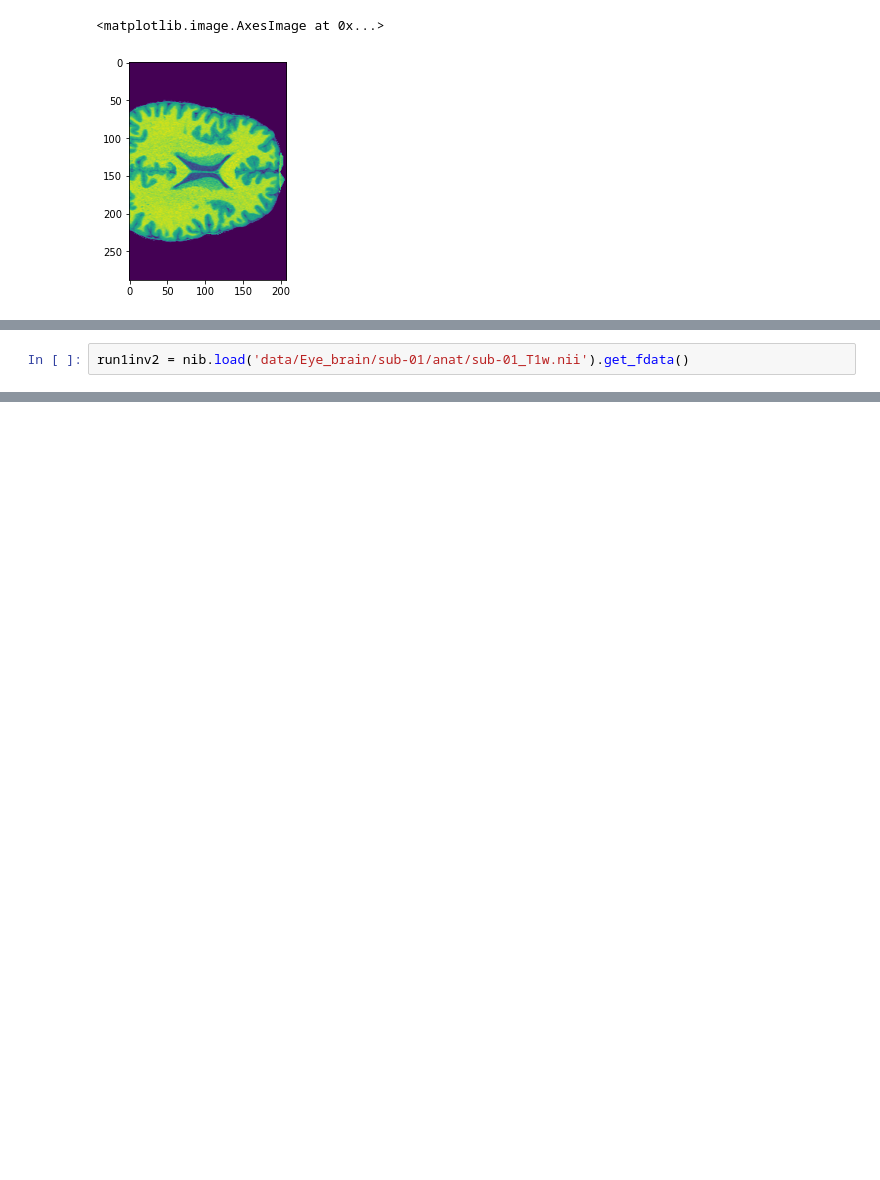
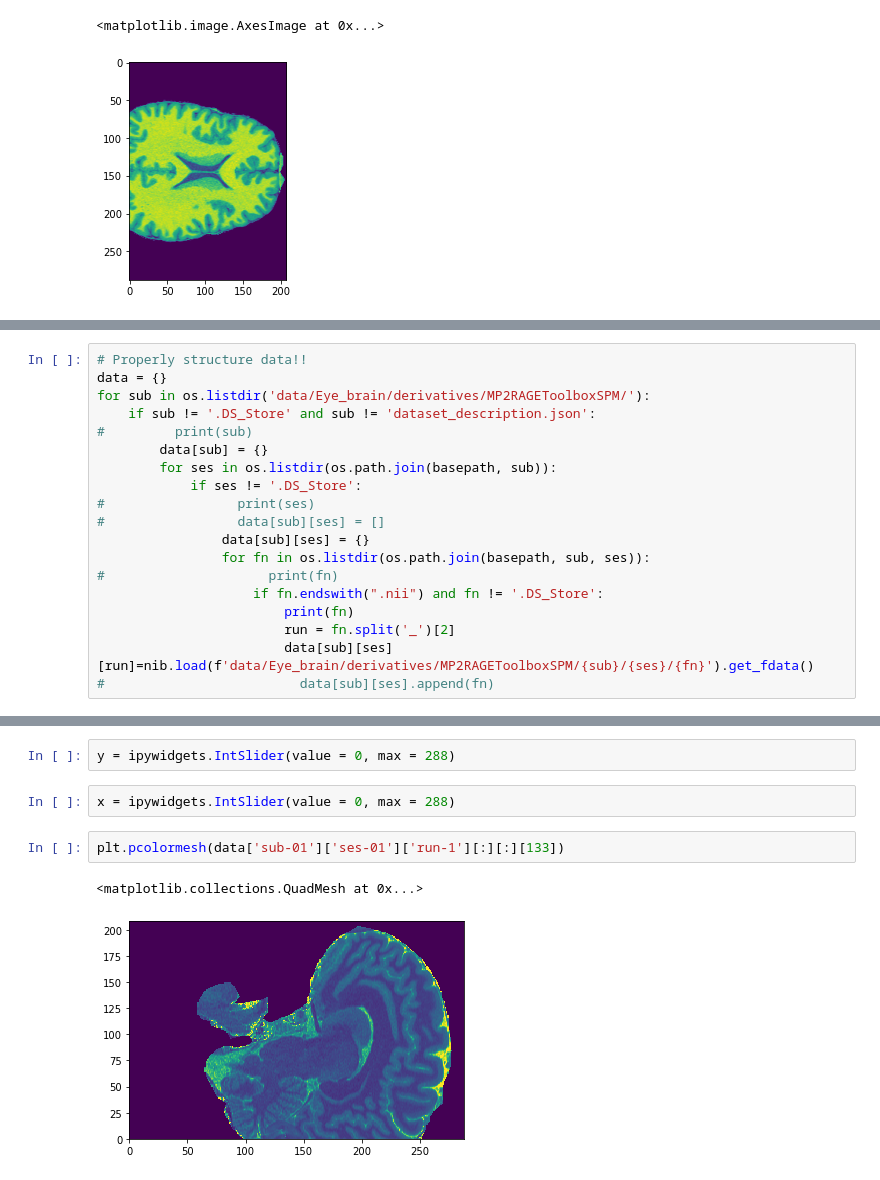
Before and after one commit to talizacks/yt_Summer_proj, a Jupyter notebook: Neuro.ipynb, the cells around one changed output, grey strips where cells are left out. Drawn from its saved outputs; the diff is of its cells as text; blank space fills up the shorter version.

Commit message:
Brain imaging

```diff
--- a/Neuro.ipynb
+++ b/Neuro.ipynb
@@ -245,2 +184,0 @@ TypeError: Missing argument in SlicePlot(): 'fields'
-# %%
-run1inv2 = nib.load('data/Eye_brain/sub-01/anat/sub-01_T1w.nii').get_fdata()
@@ -362,0 +191,19 @@ TypeError: 'int' object is not iterable
+# %%
+# Properly structure data!!
+data = {}
+for sub in os.listdir('data/Eye_brain/derivatives/MP2RAGEToolboxSPM/'):
+    if sub != '.DS_Store' and sub != 'dataset_description.json':
+#         print(sub)
+        data[sub] = {}
+        for ses in os.listdir(os.path.join(basepath, sub)):
+            if ses != '.DS_Store':
+#                 print(ses)
+#                 data[sub][ses] = []
+                data[sub][ses] = {}
+                for fn in os.listdir(os.path.join(basepath, sub, ses)):
+#                     print(fn)
+                    if fn.endswith(".nii") and fn != '.DS_Store':
+                        print(fn)
+                        run = fn.split('_')[2]
+                        data[sub][ses][run]=nib.load(f'data/Eye_brain/derivatives/MP2RAGEToolboxSPM/{sub}/{ses}/{fn}').get_fdata()
+#                         data[sub][ses].append(fn)
@@ -362,0 +278,9 @@ TypeError: 'int' object is not iterable
+# %%
+y = ipywidgets.IntSlider(value = 0, max = 288)
+# %%
+x = ipywidgets.IntSlider(value = 0, max = 288)
+# %%
+plt.pcolormesh(data['sub-01']['ses-01']['run-1'][:][:][133])
+# %% [output]
+<matplotlib.collections.QuadMesh at 0x...>
+[figure, added]
```
Also changed, not shown: parts of 48 cells of this notebook.
